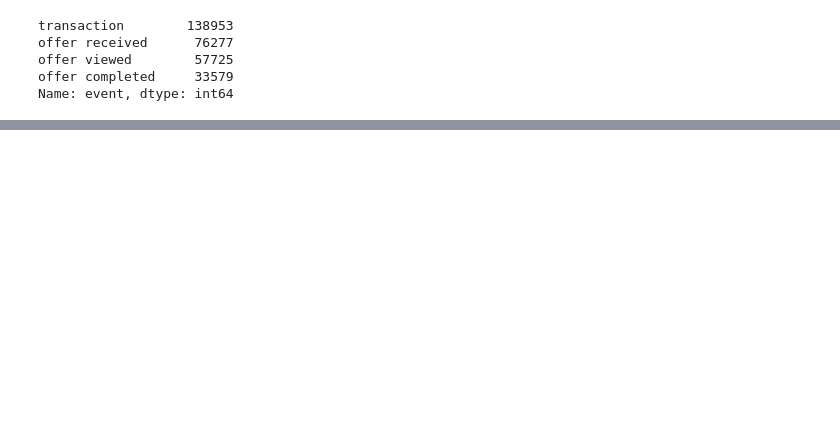
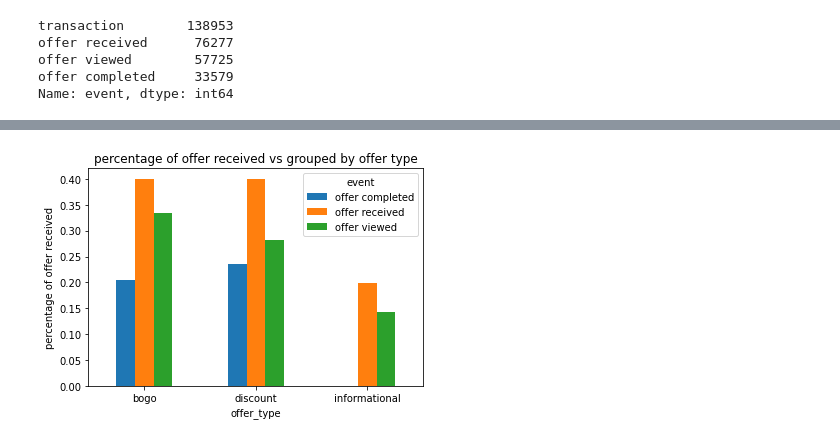
Before and after one commit to abhishek-jana/Starbucks-spending-prediction, a Jupyter notebook: Starbucks_Capstone_notebook.ipynb, the cells around one changed output, grey strips where cells are left out. Saved outputs shown, nothing was run; the diff lists cells and outputs as text; code cells hidden in the pictures; blank space fills up the shorter version.

```diff
--- a/Starbucks_Capstone_notebook.ipynb
+++ b/Starbucks_Capstone_notebook.ipynb
@@ -237,0 +223,6 @@ transcript.person.value_counts()
+# %%
+offer_data = new_data[new_data['event'] != 'transaction']
+transaction_data = new_data[new_data['event'] == 'transaction']
+#Convert value amount to float
+transaction_data = transaction_data.copy() # to avoid settingwithcopy warning
+transaction_data.loc[:,'value'] = transaction_data.loc[:,'value'].astype(float)
@@ -237,0 +233,2 @@ transcript.person.value_counts()
+# %%
+offer_data = offer_data.join(portfolio.set_index('id'), on = 'value')
@@ -237,0 +252,5 @@ transcript.person.value_counts()
+# %%
+# total number of offer received
+offer_received = offer_data[offer_data['event'] == 'offer received']
+# total number of offer received grouped by offer type
+offer_received.groupby('offer_type')['offer_type'].count()
@@ -237,0 +277,20 @@ transcript.person.value_counts()
+# %%
+def offer_type_by_event(data = offer_data):
+    """
+    Plot of percentage of offer received vs grouped by offer type
+    INPUT:
+    data : input offer data
+    OUTPUT:
+    Plot of percentage of offer received vs grouped by offer type
+    """
+    # total number of offer received
+    offer_received = offer_data[offer_data['event'] == 'offer received']
+    # percentage of offer received grouped by offer type
+    res = (data.groupby(['offer_type','event'])['event'].count()/offer_received.shape[0])
+    res.unstack().plot(kind='bar',rot = 360);
+    plt.ylabel('percentage of offer received');
+    plt.title('percentage of offer received vs grouped by offer type');
+# %%
+offer_type_by_event()
+# %% [output]
+[figure, added]
```
Also changed, not shown: parts of 149 cells of this notebook.
